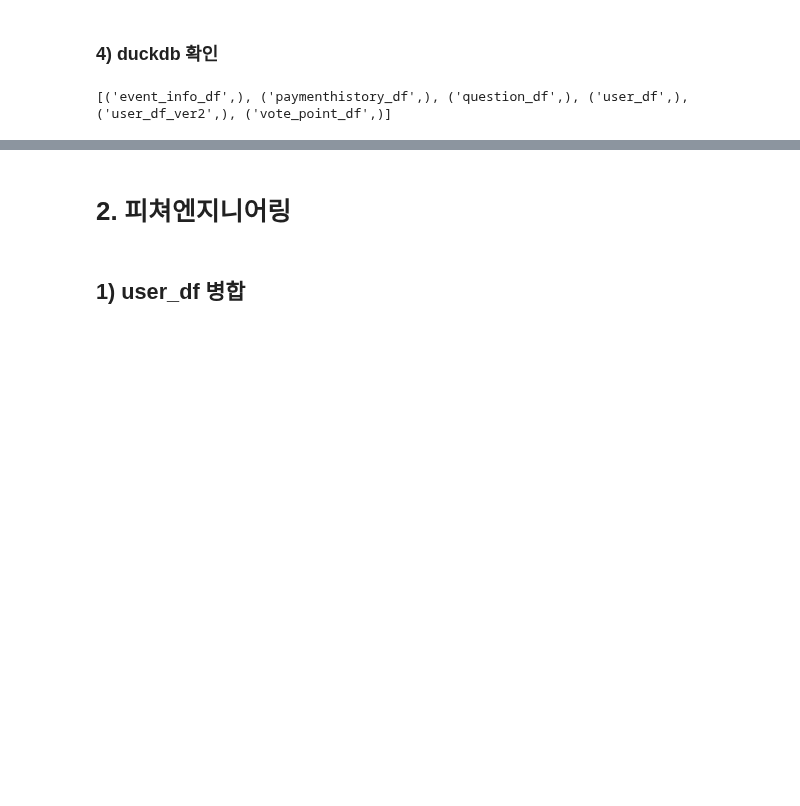
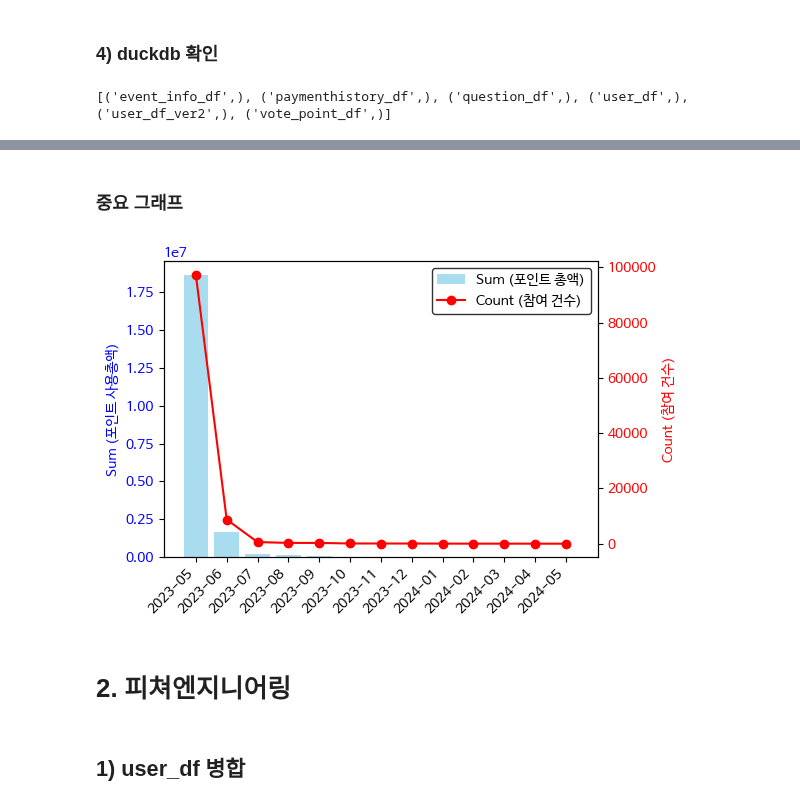
Before and after one commit to goheejieuri/final_project_team3, a Jupyter notebook: sohee.ipynb, the cells around one changed output, grey strips where cells are left out. Saved outputs shown, nothing was run; the diff lists cells and outputs as text; code cells hidden in the pictures; blank space fills up the shorter version.

```diff
--- a/sohee.ipynb
+++ b/sohee.ipynb
@@ -233,3 +277,46 @@ print(tables)
+# %% [markdown]
+### 중요 그래프
+# %%
+import pandas as pd
+import matplotlib.pyplot as plt
+
+# 데이터 준비
+data = {
+    "year_month": ["2023-05","2023-06","2023-07","2023-08","2023-09",
+                   "2023-10","2023-11","2023-12","2024-01","2024-02","2024-03",
+                   "2024-04","2024-05"],
+    "count": [97402, 8754, 592, 292, 284, 87, 78, 63, 39, 22, 21, 17, 3],
+    "sum": [18621230, 1679030, 220100, 115200, 99330, 32100, 23400,
+            21700, 15900, 8300, 7500, 7800, 900]}
+
+df = pd.DataFrame(data)
+
+# 시각화
+fig, ax1 = plt.subplots(figsize=(6,4))
+
+# 막대그래프 (sum)
+bar = ax1.bar(df["year_month"], df["sum"], color="skyblue", alpha=0.7, label="Sum (포인트 사용총액)")
+ax1.set_ylabel("Sum (포인트 사용총액)", color="blue")
+ax1.tick_params(axis="y", labelcolor="blue")
+
+# 선그래프 (count)
+ax2 = ax1.twinx()
+line, = ax2.plot(df["year_month"], df["count"], color="red", marker="o", label="Count (참여 건수)")
+ax2.set_ylabel("Count (참여 건수)", color="red")
+ax2.tick_params(axis="y", labelcolor="red")
+
+# x축 라벨
+fig.autofmt_xdate(rotation=45)
+
+# 두 범례를 하나로 합쳐서 오른쪽 상단에
+handles = [bar, line]
+labels = [h.get_label() for h in handles]
+ax1.legend(handles, labels, loc="upper right", frameon=True, facecolor='white', edgecolor='black')
+
+plt.tight_layout()
+plt.show()
+# %% [output]
+[figure, added]
 # %% [markdown]
 # 2. 피쳐엔지니어링
 # %% [markdown]
```
Also changed, not shown: parts of 6 cells of this notebook, 2 other files.
